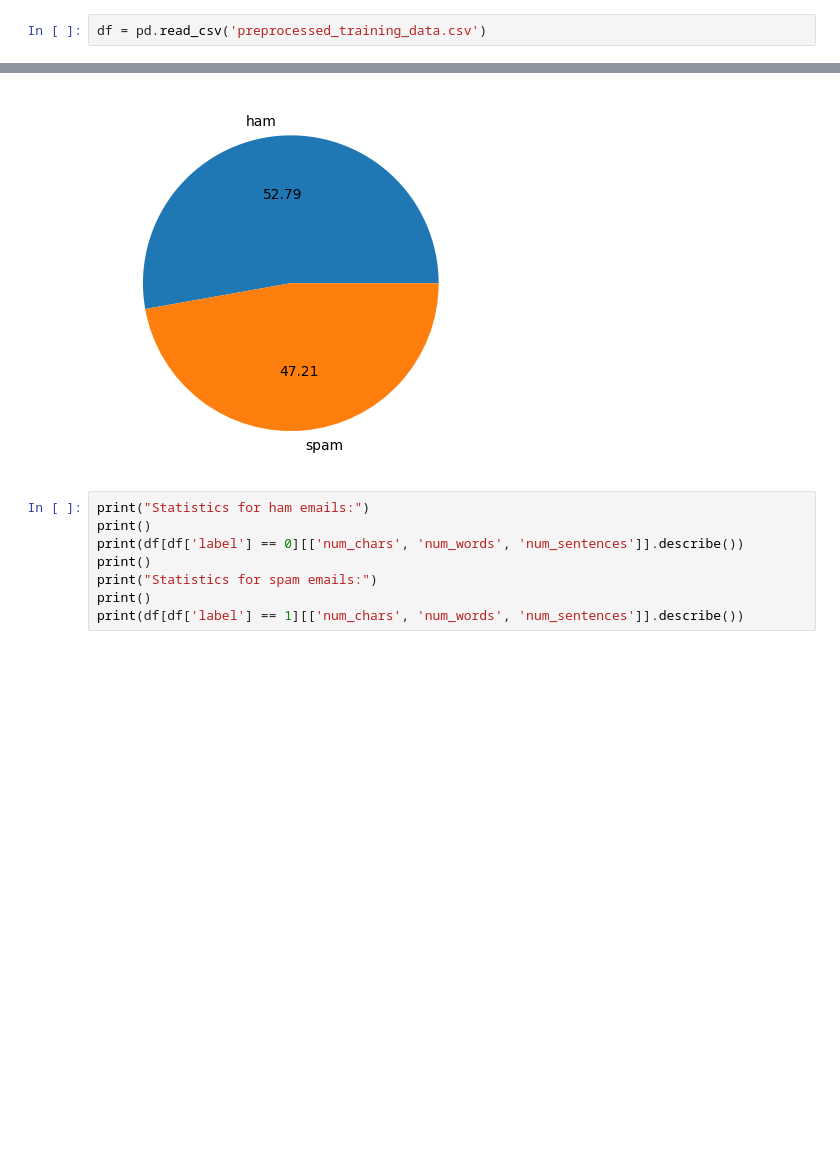
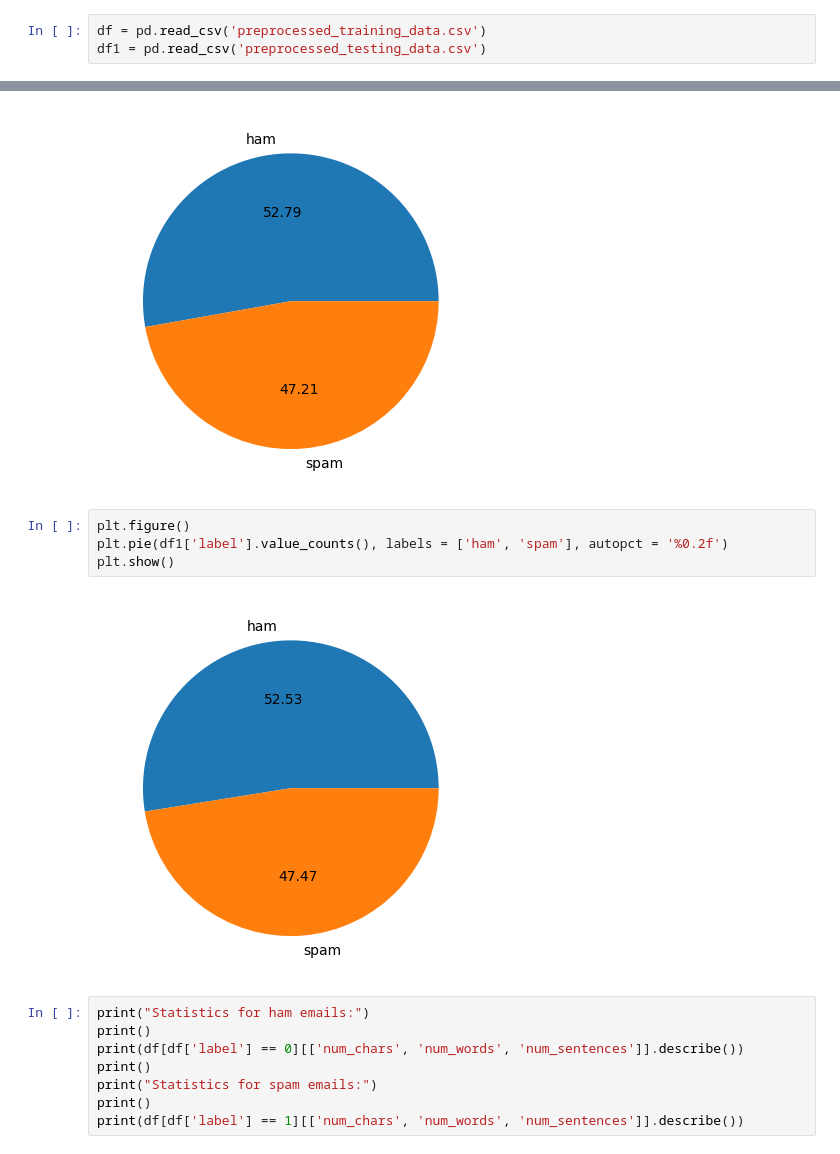
Before and after one commit to shrijitMittra08/spam_guard, a Jupyter notebook: notebooks/exploratory_data_analysis.ipynb, the cells around one changed output, grey strips where cells are left out. Cells and saved outputs as stored; diff of their text form; blank space fills up the shorter version.

```diff
--- a/notebooks/exploratory_data_analysis.ipynb
+++ b/notebooks/exploratory_data_analysis.ipynb
@@ -6,6 +6,7 @@ from wordcloud import WordCloud
 from collections import Counter
 # %%
 df = pd.read_csv('preprocessed_training_data.csv')
+df1 = pd.read_csv('preprocessed_testing_data.csv')
 # %%
 print(df['label'].value_counts())
 print()
@@ -40,6 +41,12 @@ plt.pie(df['label'].value_counts(), labels = ['ham', 'spam'], autopct = '%0.2f')
 plt.show()
 # %% [output]
 [figure]
+# %%
+plt.figure()
+plt.pie(df1['label'].value_counts(), labels = ['ham', 'spam'], autopct = '%0.2f')
+plt.show()
+# %% [output]
+[figure, added]
 # %%
 print("Statistics for ham emails:")
 print()
```
